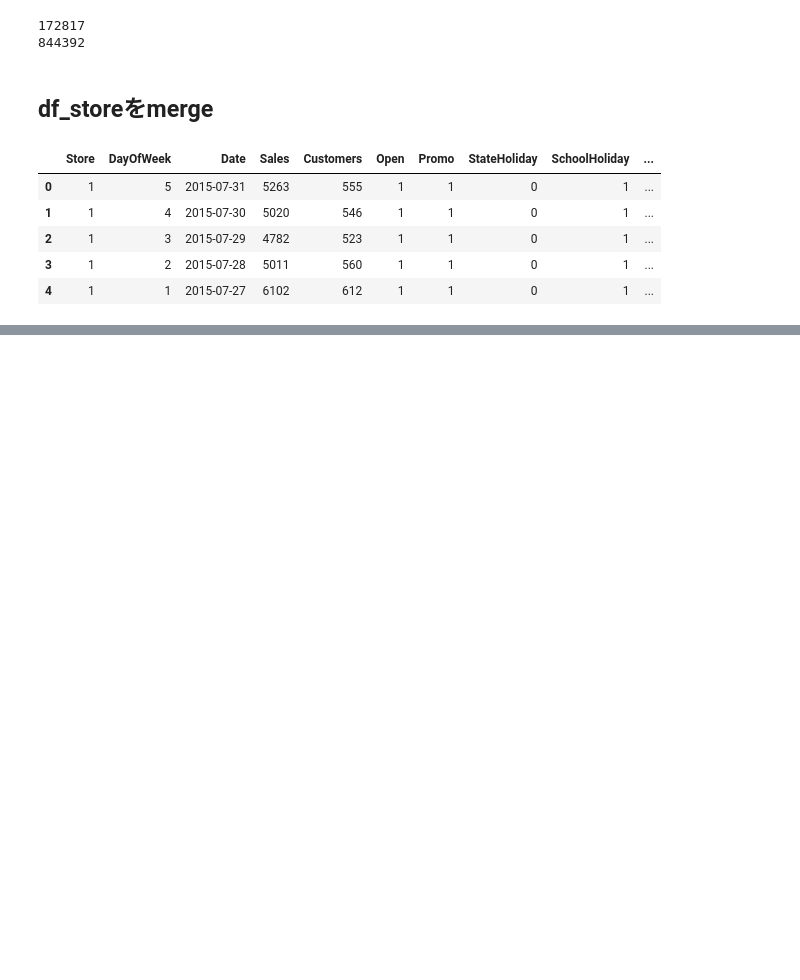
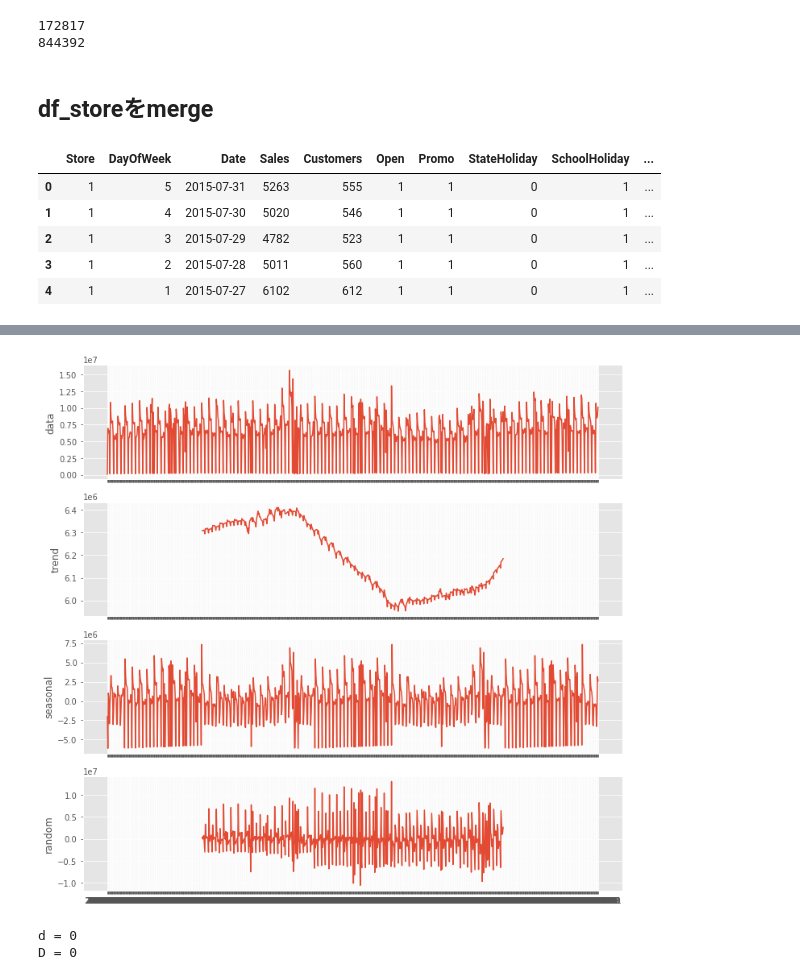
Before and after one commit to hajime0105/Train-TimeSeriesAnalysis, a Jupyter notebook: Example_kaggle_RossmanStoreSales.ipynb, the cells around one changed output, grey strips where cells are left out. Saved outputs shown, nothing was run; the diff lists cells and outputs as text; code cells hidden in the pictures; blank space fills up the shorter version.

```diff
--- a/Example_kaggle_RossmanStoreSales.ipynb
+++ b/Example_kaggle_RossmanStoreSales.ipynb
@@ -170 +181,13 @@ df_sum
+# %%
+utils.decomposed_plot(arima.decompose(df_sum, 'additive', m=365),
+                     figure_kwargs = {'figsize':(12,12)})
+# %% [output]
+[figure, added]
+# %%
+# 階差の次数の検討
+print('d =', arima.ndiffs(df_sum)) #d（階差）
+print('D =', arima.nsdiffs(df_sum,m=365)) #D（季節階差）
+# %% [output]
+d = 0
+D = 0
 # %%
```
Also changed, not shown: parts of 70 cells of this notebook.
